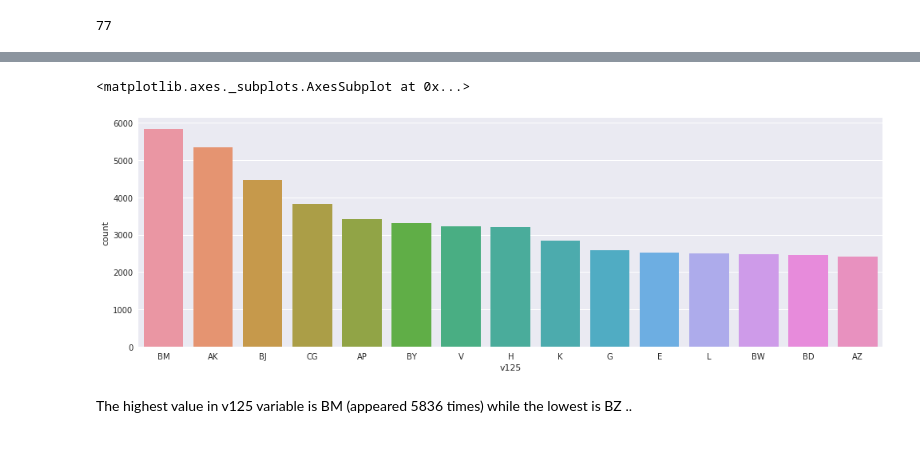
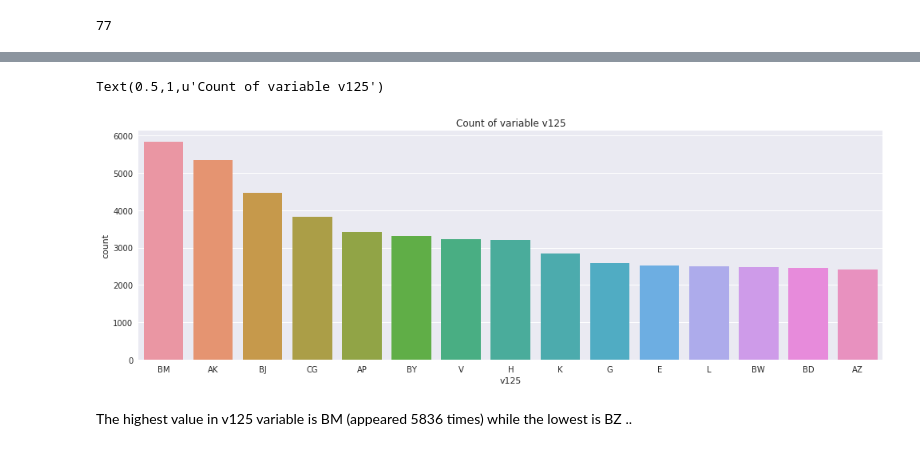
Before and after one commit to EAboelhamd/Kaggle-Competitions, a Jupyter notebook: Data_Incubator/BNP - Paribas Cardif Claims Management.ipynb, the cells around one changed output, grey strips where cells are left out. Drawn from its saved outputs; the diff is of its cells as text; code cells hidden in the pictures.

```diff
--- a/Data_Incubator/BNP - Paribas Cardif Claims Management.ipynb
+++ b/Data_Incubator/BNP - Paribas Cardif Claims Management.ipynb
@@ -378,9 +383,9 @@ BZ       3
 Name: v125, Length: 90, dtype: int64
 # %%
 sns.set(rc={'figure.figsize':(16.7,5.27)})
-sns.countplot(x="v125", data=df, order=df.v125.value_counts().iloc[:15].index)
+sns.countplot(x="v125", data=df, order=df.v125.value_counts().iloc[:15].index).set_title('Count of variable v125')
 # %% [output]
-<matplotlib.axes._subplots.AxesSubplot at 0x...>
+Text(0.5,1,u'Count of variable v125')
-[figure, old version]
+[figure, new version]
 # %% [markdown]
 The highest value in v125 variable is BM (appeared 5836 times) while the lowest is BZ ..
```
Also changed, not shown: parts of 7 cells of this notebook, 2 other files.
